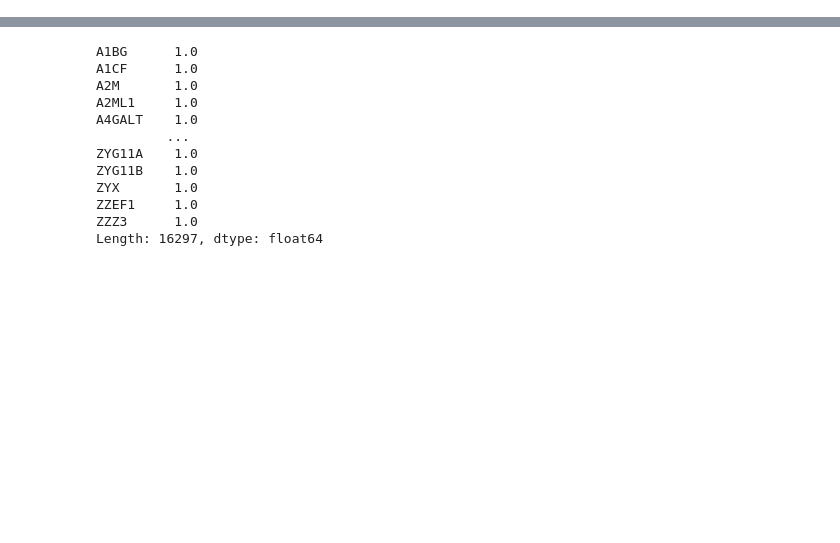
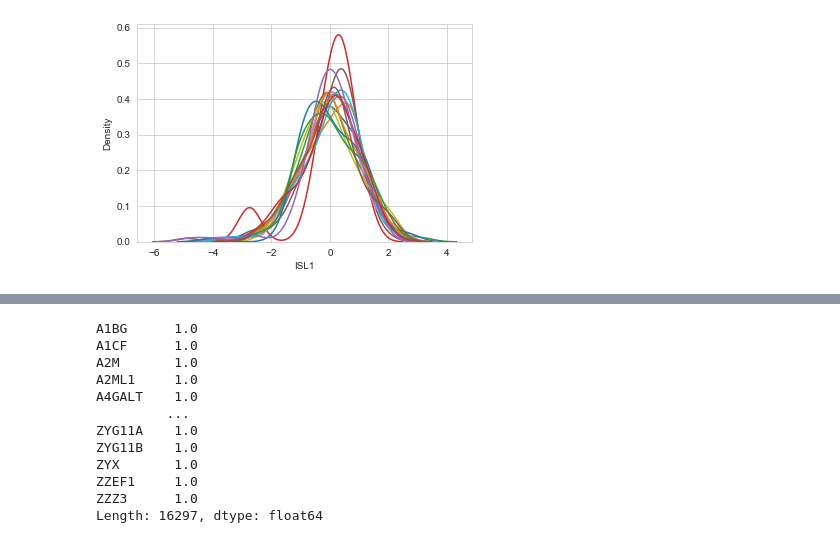
Before and after one commit to ZanderL017/cs229project, a Jupyter notebook: Data_Exploration.ipynb, the cells around one changed output, grey strips where cells are left out. Drawn from its saved outputs; the diff is of its cells as text; code cells hidden in the pictures; blank space fills up the shorter version.

```diff
--- a/Data_Exploration.ipynb
+++ b/Data_Exploration.ipynb
@@ -9,0 +54,4 @@ read, coad, gse, all_data = load_data()
+# %%
+compare_plot(X_train, feature_sample, normalize)
+# %% [output]
+[figure, added]
```
Also changed, not shown: parts of 19 cells of this notebook, 2 other files.
